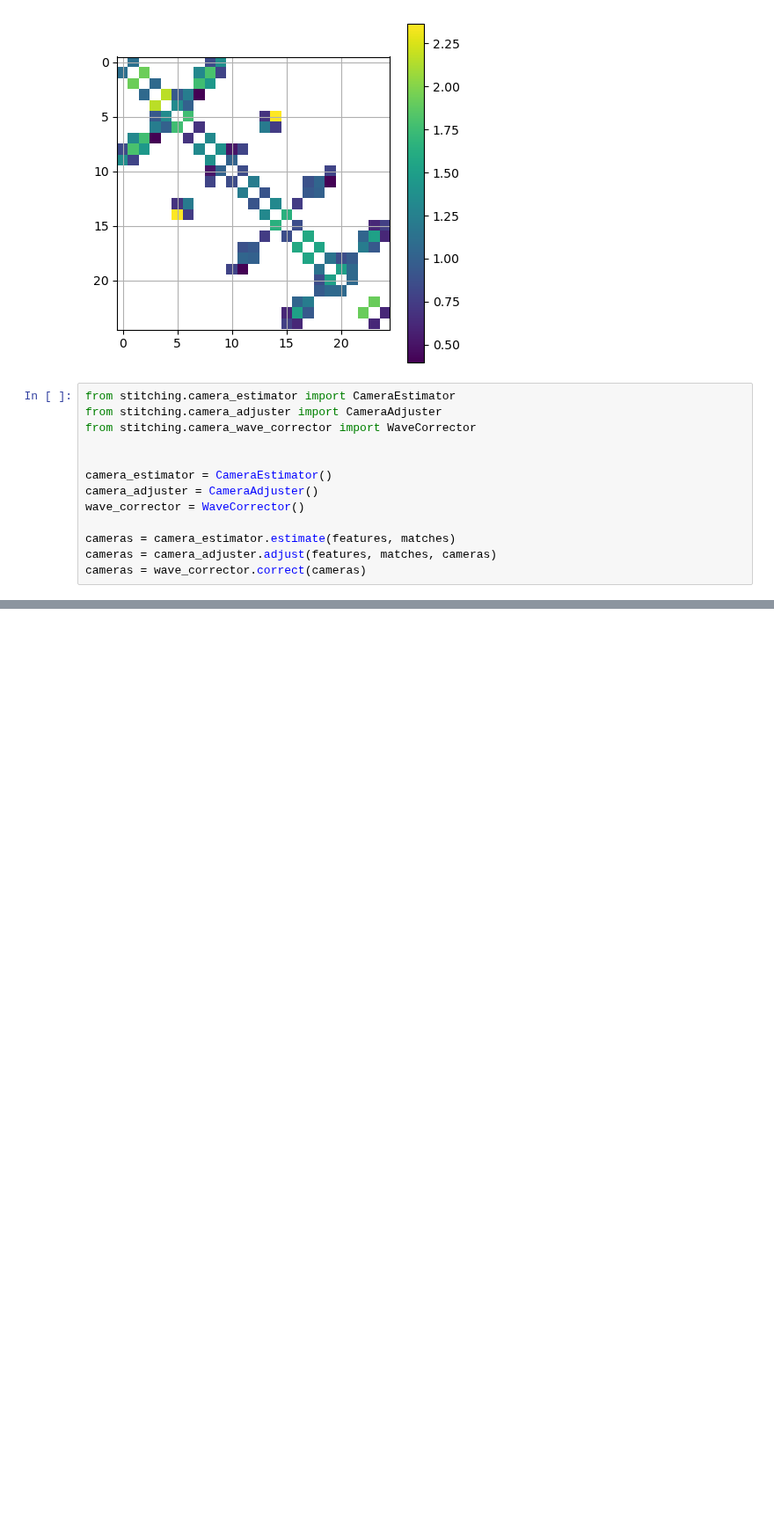
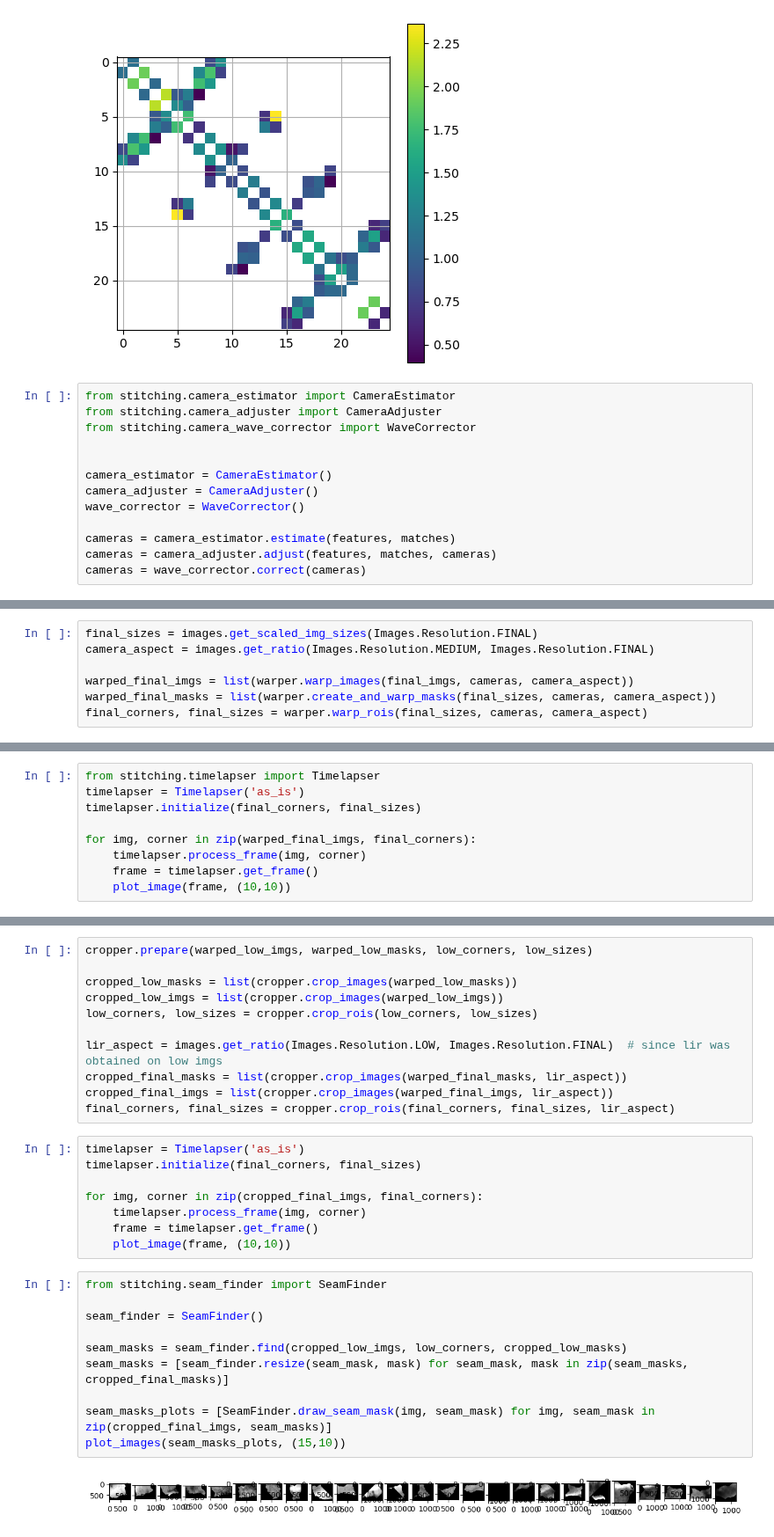
Before and after one commit to dtabuena/Workshop, a Jupyter notebook: Image/Test_Stitch.ipynb, the cells around one changed output, grey strips where cells are left out. Shown at 88% size. Cells and saved outputs as stored; diff of their text form; blank space fills up the shorter version.

```diff
--- a/Image/Test_Stitch.ipynb
+++ b/Image/Test_Stitch.ipynb
@@ -174,0 +226,7 @@ StitchingError: Camera parameters adjusting failed.
+# %%
+final_sizes = images.get_scaled_img_sizes(Images.Resolution.FINAL)
+camera_aspect = images.get_ratio(Images.Resolution.MEDIUM, Images.Resolution.FINAL)
+
+warped_final_imgs = list(warper.warp_images(final_imgs, cameras, camera_aspect))
+warped_final_masks = list(warper.create_and_warp_masks(final_sizes, cameras, camera_aspect))
+final_corners, final_sizes = warper.warp_rois(final_sizes, cameras, camera_aspect)
@@ -174,0 +253,9 @@ StitchingError: Camera parameters adjusting failed.
+# %%
+from stitching.timelapser import Timelapser
+timelapser = Timelapser('as_is')
+timelapser.initialize(final_corners, final_sizes)
+
+for img, corner in zip(warped_final_imgs, final_corners):
+    timelapser.process_frame(img, corner)
+    frame = timelapser.get_frame()
+    plot_image(frame, (10,10))
@@ -174,0 +288,31 @@ StitchingError: Camera parameters adjusting failed.
+# %%
+cropper.prepare(warped_low_imgs, warped_low_masks, low_corners, low_sizes)
+
+cropped_low_masks = list(cropper.crop_images(warped_low_masks))
+cropped_low_imgs = list(cropper.crop_images(warped_low_imgs))
+low_corners, low_sizes = cropper.crop_rois(low_corners, low_sizes)
+
+lir_aspect = images.get_ratio(Images.Resolution.LOW, Images.Resolution.FINAL)  # since lir was obtained on low imgs
+cropped_final_masks = list(cropper.crop_images(warped_final_masks, lir_aspect))
+cropped_final_imgs = list(cropper.crop_images(warped_final_imgs, lir_aspect))
+final_corners, final_sizes = cropper.crop_rois(final_corners, final_sizes, lir_aspect)
+# %%
+timelapser = Timelapser('as_is')
+timelapser.initialize(final_corners, final_sizes)
+
+for img, corner in zip(cropped_final_imgs, final_corners):
+    timelapser.process_frame(img, corner)
+    frame = timelapser.get_frame()
+    plot_image(frame, (10,10))
+# %%
+from stitching.seam_finder import SeamFinder
+
+seam_finder = SeamFinder()
+
+seam_masks = seam_finder.find(cropped_low_imgs, low_corners, cropped_low_masks)
+seam_masks = [seam_finder.resize(seam_mask, mask) for seam_mask, mask in zip(seam_masks, cropped_final_masks)]
+
+seam_masks_plots = [SeamFinder.draw_seam_mask(img, seam_mask) for img, seam_mask in zip(cropped_final_imgs, seam_masks)]
+plot_images(seam_masks_plots, (15,10))
+# %% [output]
+[figure, added]
```
Also changed, not shown: parts of 22 cells of this notebook.
